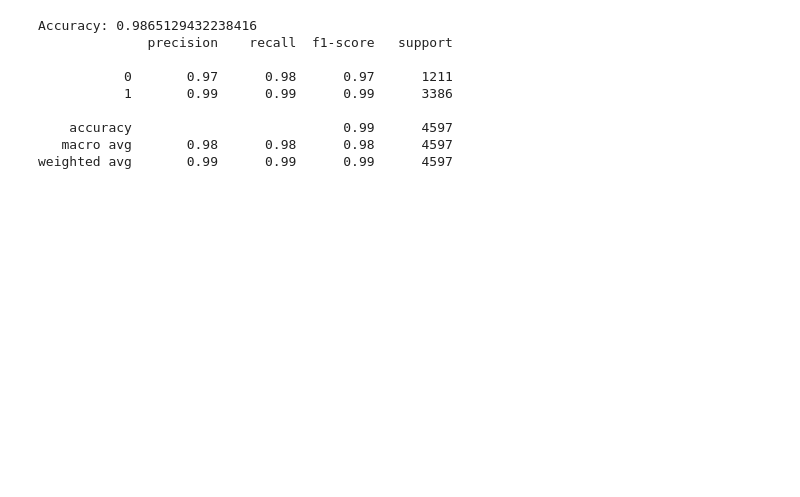
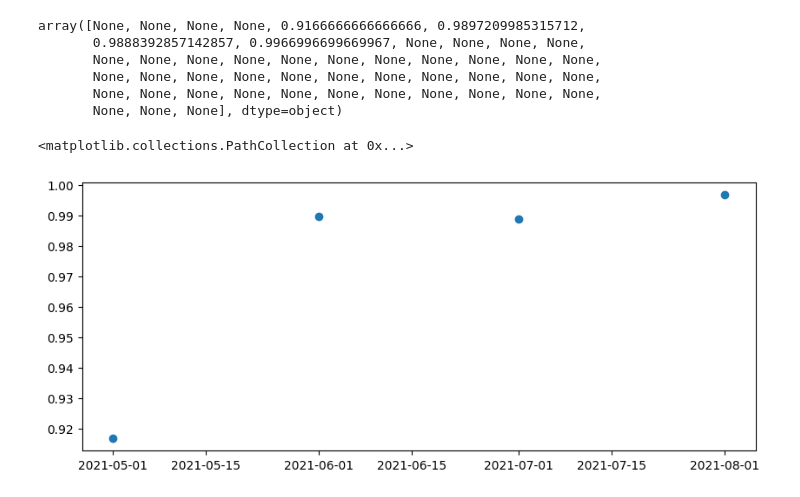
Before and after one commit to SHSMJ200/Bargh_ML, a Jupyter notebook: src/models/jupyter_files/change_detector.ipynb, the cells around one changed output. Saved outputs shown, nothing was run; the diff lists cells and outputs as text; code cells hidden in the pictures; blank space fills up the shorter version.

```diff
--- a/src/models/jupyter_files/change_detector.ipynb
+++ b/src/models/jupyter_files/change_detector.ipynb
@@ -276,21 +333,6 @@ def check(X,y):
 
     # پیش‌بینی روی داده تست
     y_pred = model.predict(X)
-    print("Accuracy:", accuracy_score(y, y_pred))
+    #print("Accuracy:", accuracy_score(y, y_pred))
     return y_pred
     # دقت مدل
-
-X,y = label(filtered_df,batches)
-X = X[["generation"]+["temperature","humidity", "dew", "surface_pressure"]]
-y_pred = check(X,y)
-print(classification_report(y, y_pred))
-# %% [output]
-Accuracy: 0.9865129432238416
-              precision    recall  f1-score   support
-
-           0       0.97      0.98      0.97      1211
-           1       0.99      0.99      0.99      3386
-
-    accuracy                           0.99      4597
-   macro avg       0.98      0.98      0.98      4597
-weighted avg       0.99      0.99      0.99      4597
@@ -296,0 +346,57 @@ weighted avg       0.99      0.99      0.99      4597
+# %%
+import pandas as pd
+pd.options.mode.chained_assignment = None  # default='warn'
+def select_month(df,m1,m2,y1,y2):
+    df["datetime"] = pd.to_datetime(df["datetime"])
+    year_s  = df["datetime"].dt.year
+    month_s = df["datetime"].dt.month
+    mask1 = (year_s == y1) & (month_s == m1)
+    mask2 = (year_s == y2) & (month_s == m2)
+    df_month = df[mask1|mask2]
+    df_month["label_month"] = 1
+    mm1 = mask1[mask1]
+    mm2 = mask2[mask2]
+    df_month.loc[mm1.index,"label_month"] = 1
+    df_month.loc[mm2.index,"label_month"] = 2
+    return df_month,len(mm1),len(mm2)
+
+name = "پرند"
+code = "G13"
+df_m = df[(df["name"] == name)&(df["code"] == code)&(df['is_good_peak'] >= 3)]
+array = []
+time = []
+for year in range(2021,2025):
+    year1 = year
+    year2 = year + 1
+    for month in range(1,12+1):
+        datetime = pd.to_datetime({'year': [year], 'month': [month], 'day': [1]})
+        df_month,n1,n2 = select_month(df_m,month,month,year1,year2)
+        #print(n1,n2)
+        if n1 != 0 and n2 != 0:
+            X = df_month[["generation"]+["temperature"]]
+            y = df_month["label_month"]
+            y_pred = check(X,y)
+            d = classification_report(y, y_pred,output_dict=True,zero_division=0)
+            array.append(d['accuracy'])
+            time.append(datetime)
+        else:
+            array.append(None)
+            time.append(datetime)
+array = np.array(array)
+time = np.array(time)
+# %%
+array
+# %% [output]
+array([None, None, None, None, 0.9166666666666666, 0.9897209985315712,
+       0.9888392857142857, 0.9966996699669967, None, None, None, None,
+       None, None, None, None, None, None, None, None, None, None, None,
+       None, None, None, None, None, None, None, None, None, None, None,
+       None, None, None, None, None, None, None, None, None, None, None,
+       None, None, None], dtype=object)
+# %%
+import matplotlib.pyplot as plt
+plt.figure(figsize=(10,4))
+plt.scatter(time,array)
+# %% [output]
+<matplotlib.collections.PathCollection at 0x...>
+[figure, added]
```
Also changed, not shown: parts of 19 cells of this notebook, 2 other files.
